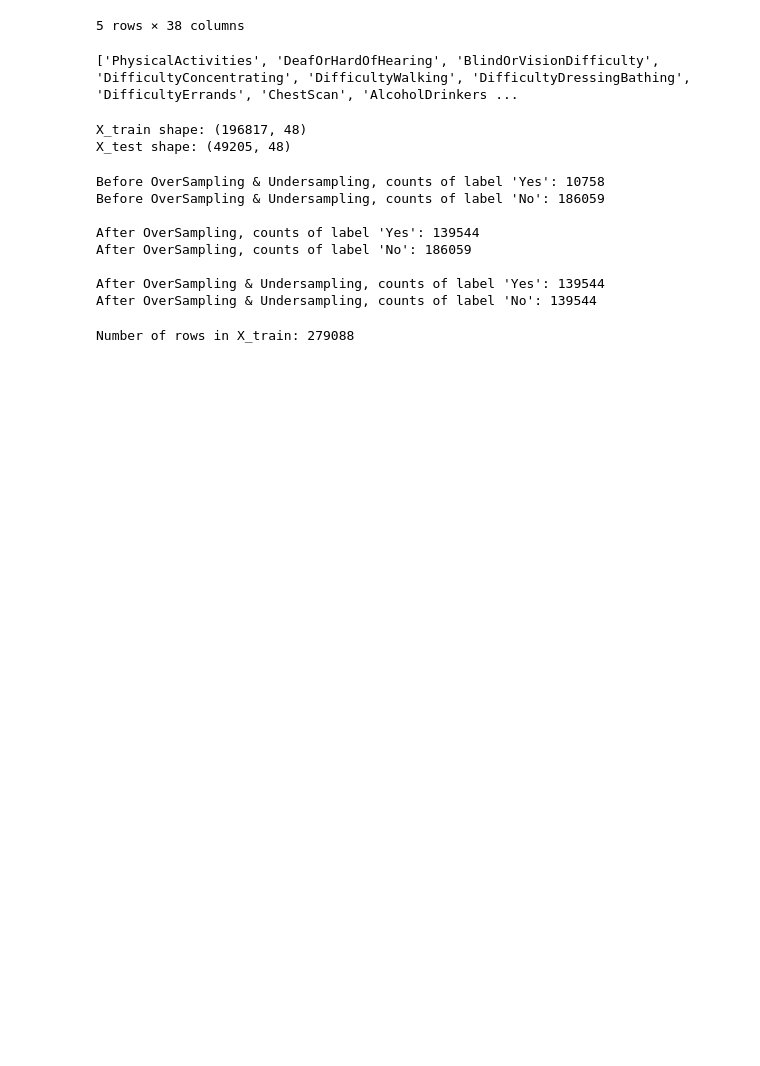
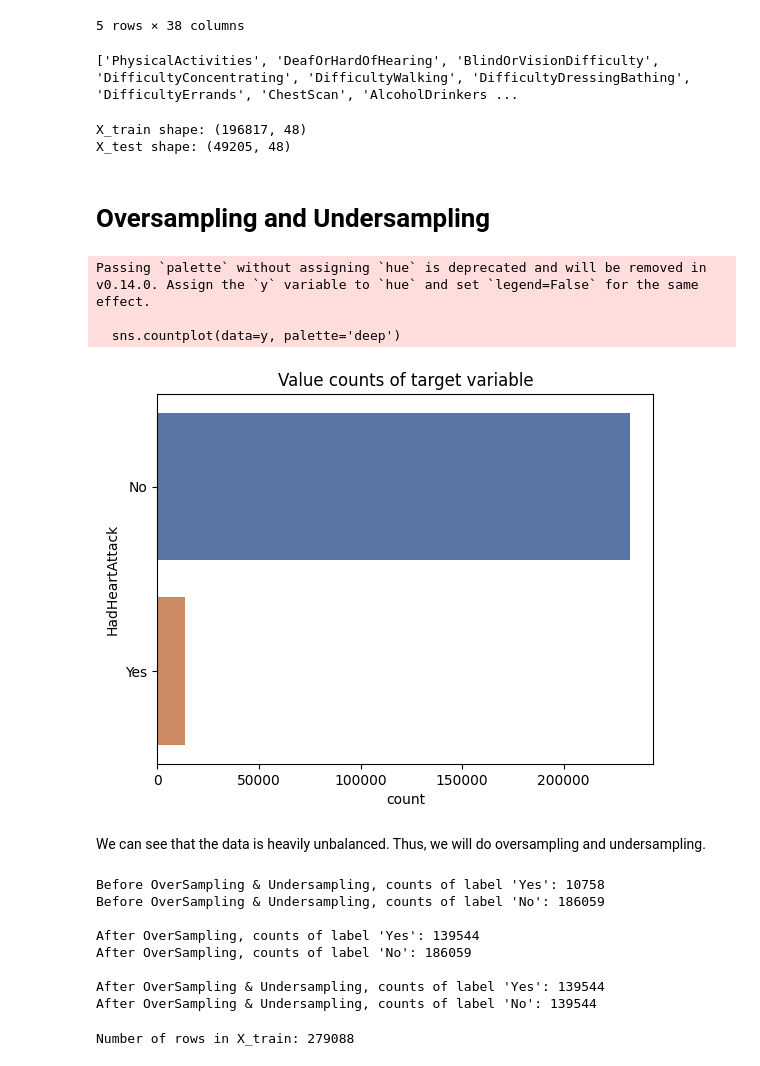
Before and after one commit to devinaarr/Tubes-AIFB, a Jupyter notebook: tubes-aifb.ipynb, the cells around one changed output. Saved outputs shown, nothing was run; the diff lists cells and outputs as text; code cells hidden in the pictures; blank space fills up the shorter version.

```diff
--- a/tubes-aifb.ipynb
+++ b/tubes-aifb.ipynb
@@ -310,6 +310,19 @@ print('X_test shape:', X_test.shape)
 # %% [output]
 X_train shape: (196817, 48)
 X_test shape: (49205, 48)
+# %% [markdown]
+# Oversampling and Undersampling
+# %%
+sns.countplot(data=y, palette='deep')
+plt.title('Value counts of target variable')
+plt.show()
+# %% [output]
+Passing `palette` without assigning `hue` is deprecated and will be removed in v0.14.0. Assign the `y` variable to `hue` and set `legend=False` for the same effect.
+
+  sns.countplot(data=y, palette='deep')
+[figure, added]
+# %% [markdown]
+We can see that the data is heavily unbalanced. Thus, we will do oversampling and undersampling.
 # %%
 print("Before OverSampling & Undersampling, counts of label 'Yes': {}".format(sum(y_train == 'Yes')))
 print("Before OverSampling & Undersampling, counts of label 'No': {} \n".format(sum(y_train == 'No')))
```
Also changed, not shown: parts of 29 cells of this notebook.
